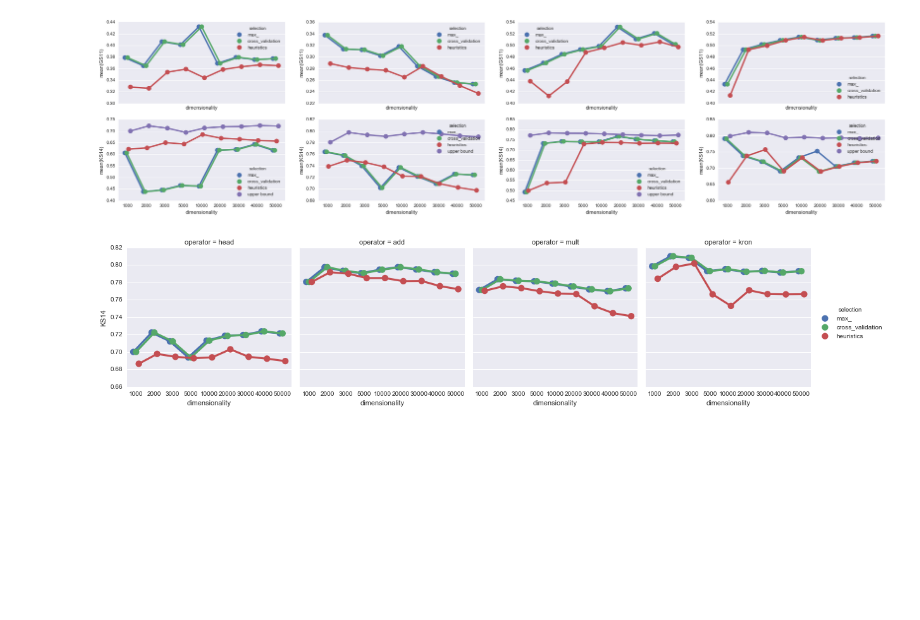
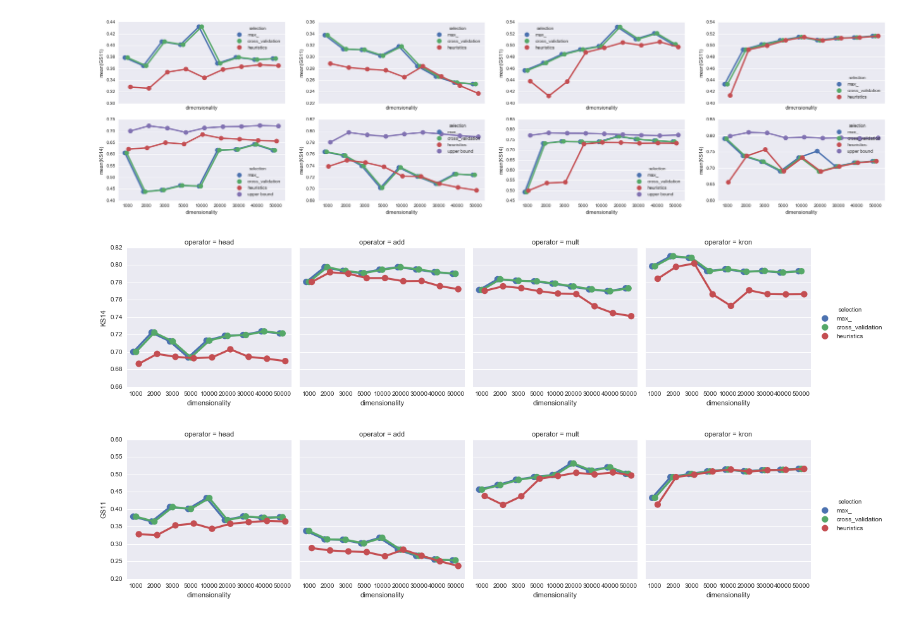
Before and after one commit to dimazest/thesis, a Jupyter notebook: supplement/parameter-selection.ipynb, the cells around one changed output. Cells and saved outputs as stored; diff of their text form; code cells hidden in the pictures; blank space fills up the shorter version.

```diff
--- a/supplement/parameter-selection.ipynb
+++ b/supplement/parameter-selection.ipynb
@@ -1227,38 +1227,29 @@ for n, operator in enumerate(('head', 'add', 'mult', 'kron')):
     )
 # %% [output]
 [figure]
-# %%
-# f, axs = plt.subplots(1, 4, figsize=(14, 3), sharey=True)
-
-t.plot_parameter_selection_comparison(
-    [
-        max_selection_ks14,
-        cross_validation_selection_ks14,
-        heuristics_selection_ks14,
-    ],
-    'KS14',
-#     ax=ax,
-    col='operator',
-).fig.savefig('figures/ks14-results.pdf')
-
-# # f.savefig('figures/men-results.pdf')
-
-# f, ax = plt.subplots(figsize=(7, 3))
-# t.plot_parameter_selection_comparison(
-#     [
-#         max_selection_men,
-#         cross_validation_selection_men,
-#         heuristics_selection_men,
-
-#         max_selection_simlex.assign(selection='upper bound')
-#     ],
-#     'men',
-#     'SimLex999',
-#     ax=ax,
-# )
-# f.savefig('figures/men-transfer.pdf')
-# %% [output]
-[figure, removed]
+# %%
+t.plot_parameter_selection_comparison(
+    [
+        max_selection_ks14,
+        cross_validation_selection_ks14,
+        heuristics_selection_ks14,
+    ],
+    'KS14',
+    col='operator',
+).fig.savefig('figures/ks14-results.pdf')
+
+t.plot_parameter_selection_comparison(
+    [
+        max_selection_gs11,
+        cross_validation_selection_gs11,
+        heuristics_selection_gs11,
+    ],
+    'GS11',
+    col='operator',
+).fig.savefig('figures/gs11-results.pdf')
+# %% [output]
+[figure, added]
+[figure, added]
 # %%
 pd.concat(
     [
```
Also changed, not shown: parts of 5 cells of this notebook, 7 other files.
